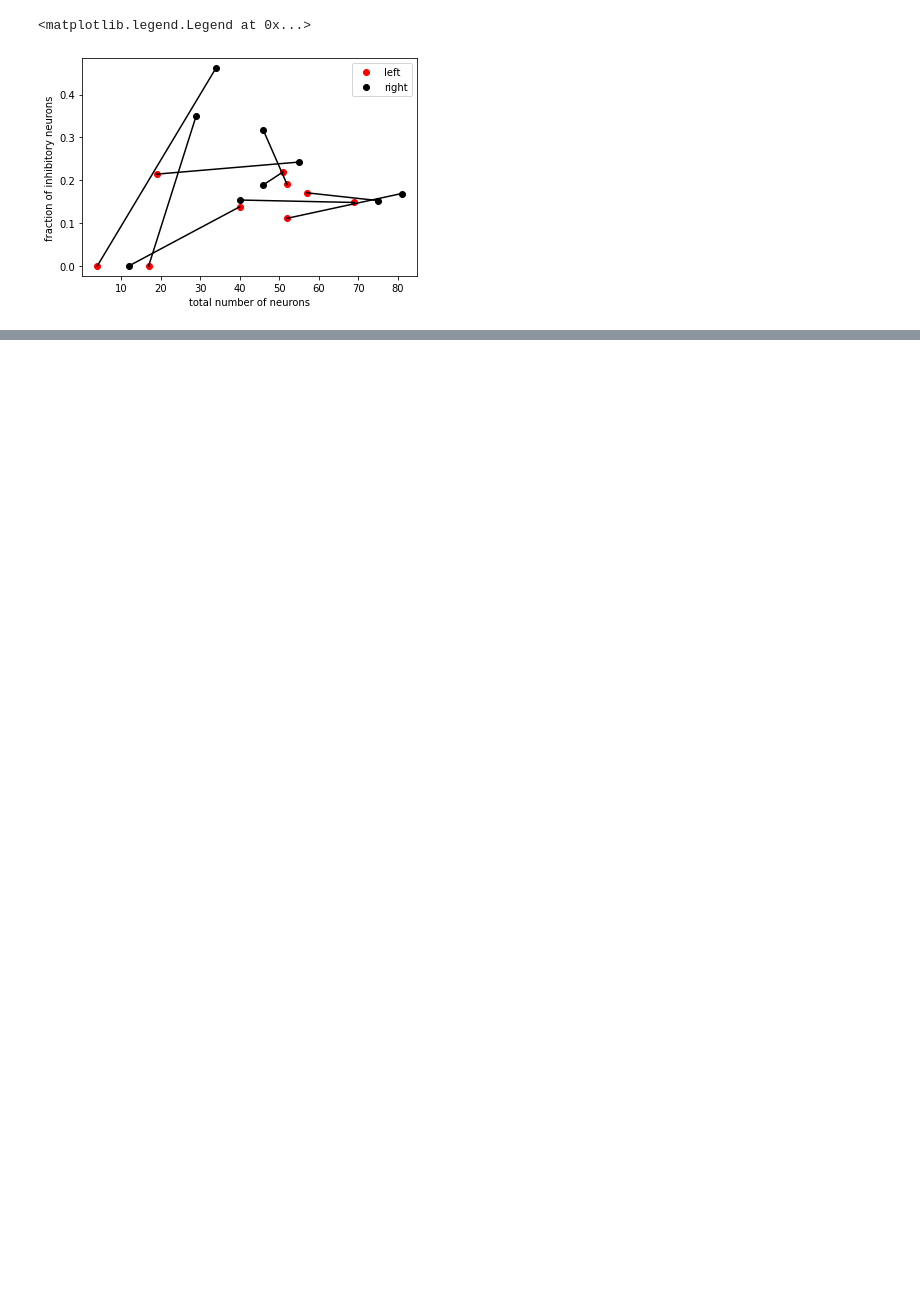
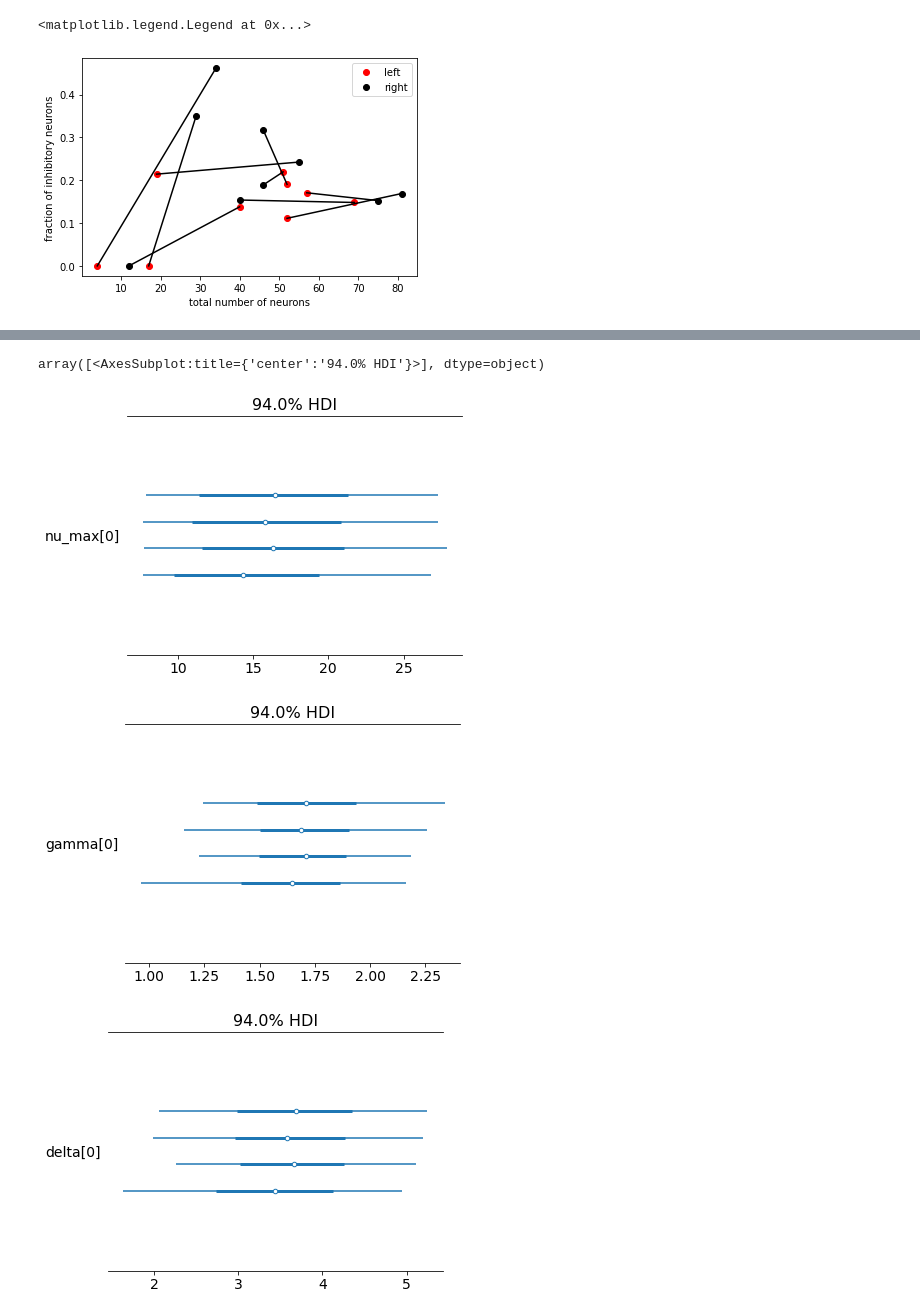
Before and after one commit to woxxel/DarkMatter, a Jupyter notebook: notebooks/spiking_data_analysis.ipynb, the cells around one changed output, grey strips where cells are left out. Drawn from its saved outputs; the diff is of its cells as text; code cells hidden in the pictures; blank space fills up the shorter version.

```diff
--- a/notebooks/spiking_data_analysis.ipynb
+++ b/notebooks/spiking_data_analysis.ipynb
@@ -197,3 +197,6 @@ plt.legend()
 # %% [output]
 <matplotlib.legend.Legend at 0x...>
 [figure]
+# %%
+for idx in range(18):
+    print(spike_data[idx]['classification'],len(spike_data[idx]['layer']),len(spike_data[idx]['cluster_idx']))
@@ -217,0 +322,26 @@ plot_animal(animal,ax,2)
+# %%
+import pymc3 as pm
+import arviz as az
+import theano.tensor as tt
+import opt_einsum as oe
+
+def logP_nu(mP,NU,gamma,delta,nu_max):
+
+    #scaled_NU = tt.log( mP.spikes[np.newaxis:,...] / gamma )
+
+    #scaled_NU = oe.contract('...ijks,ijk->...s',NU,nu_max,backend='theano')
+    #print(mP.spikes.shape,mP.modelShape)
+    scaled_NU_expr = oe.contract_expression('ijks,...ijk->ijks', mP.spikes.shape, mP.modelShape)
+    scaled_NU = scaled_NU_expr(NU,1./nu_max, backend='theano')
+
+    #logP_1_expr = oe.contract_expression('ijk,ijk,ijks->ijks',mP.modelShape,mP.modelShape,mP.spikes.shape)
+    #logP_1 = logP_1_expr(nu_max,1./gamma,tt.sqrt( -np.pi * scaled_NU ), backend='theano')
+
+    return 1#tt.sum(tt.log(logP_1))
+
+    #return tt.switch(
+    #    tt.isnan(NU),0,
+    #    - tt.log( nu_max / gamma * tt.sqrt( -np.pi * scaled_NU ) ) - delta**2 / 2 + \
+    #    ( gamma**2 - 1 ) * scaled_NU + \
+    #    tt.log( tt.cosh( gamma * delta * tt.sqrt( -2 * scaled_NU ) ) )
+    #)
@@ -217,0 +406,9 @@ plot_animal(animal,ax,2)
+# %%
+az.plot_forest(trace,var_names=['nu_max'])
+az.plot_forest(trace,var_names=['gamma'])
+az.plot_forest(trace,var_names=['delta'])
+# %% [output]
+array([<AxesSubplot:title={'center':'94.0% HDI'}>], dtype=object)
+[figure, added]
+[figure, added]
+[figure, added]
```
Also changed, not shown: parts of 14 cells of this notebook, 3 other files.
